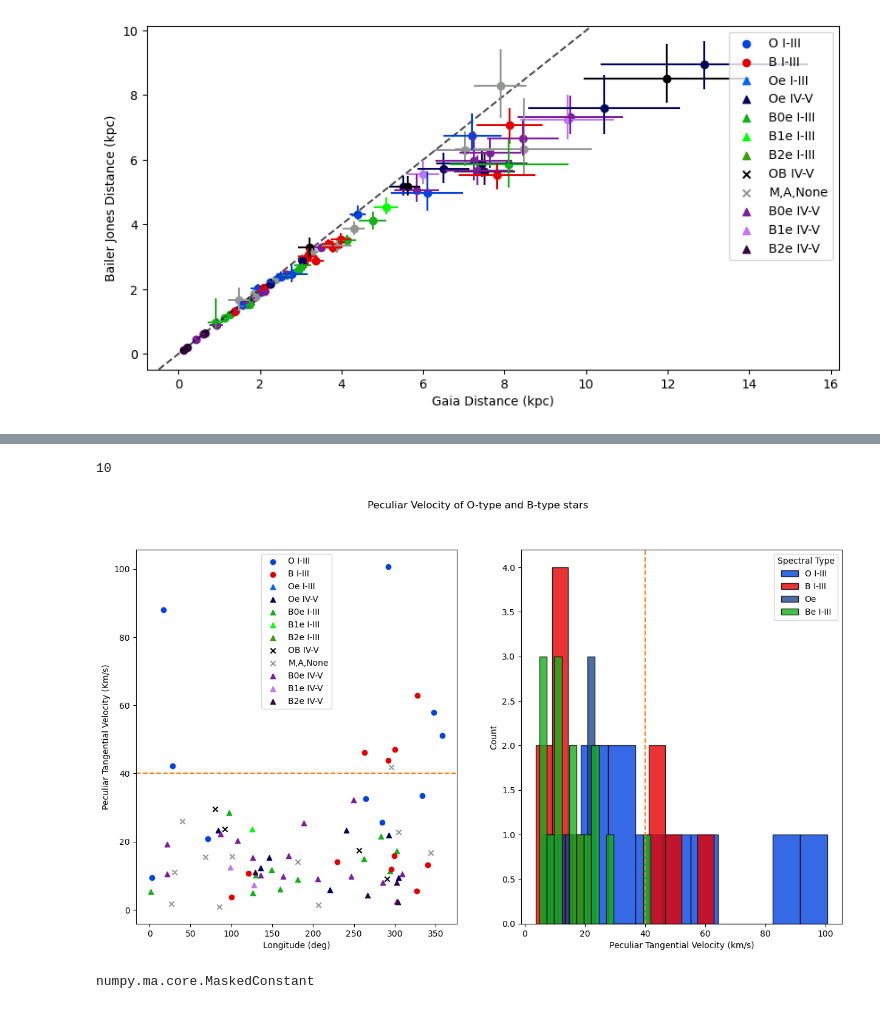
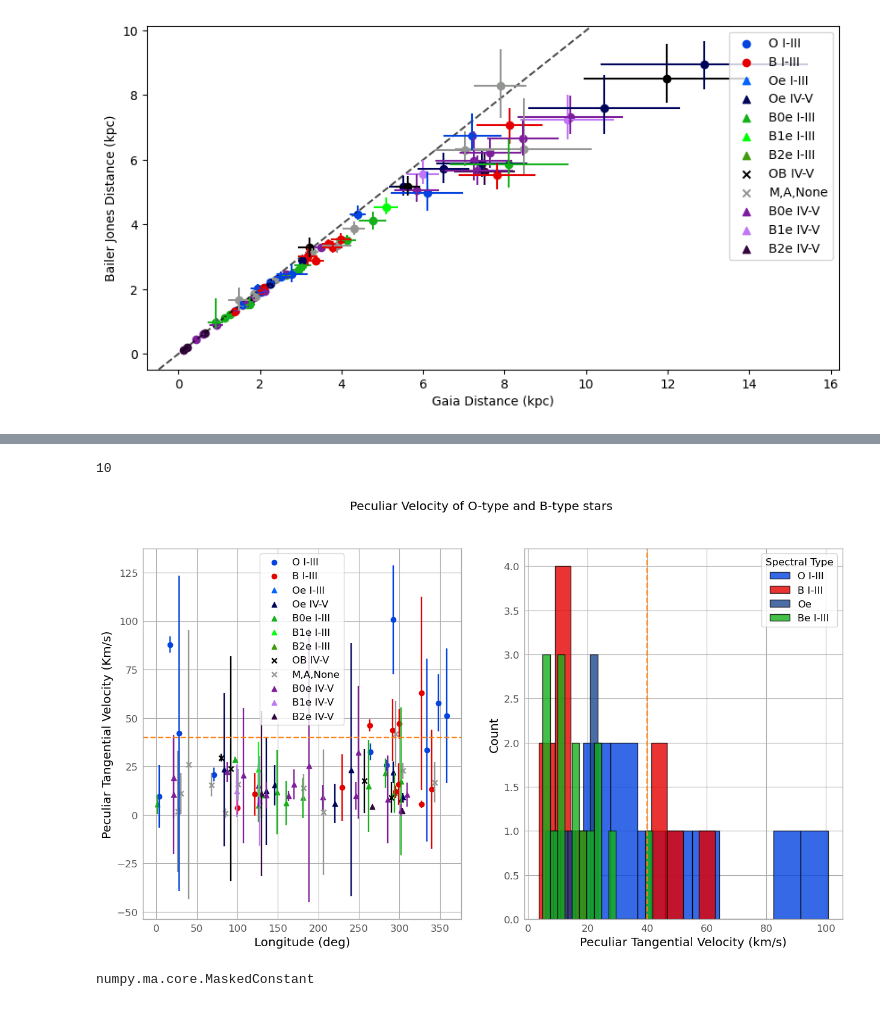
Before and after one commit to MantisShrimp2/Thesis-HMXB, a Jupyter notebook: Code/Peculiar_Motion.ipynb, the cells around one changed output, grey strips where cells are left out. Drawn from its saved outputs; the diff is of its cells as text; code cells hidden in the pictures.

Commit message:
Update Peculiar_Motion.ipynb
added vpec errors

```diff
--- a/Code/Peculiar_Motion.ipynb
+++ b/Code/Peculiar_Motion.ipynb
@@ -438,0 +441,2 @@ WARNING: MergeConflictWarning: Cannot merge meta key 'JOBNAME' types <class 'str
+# %%
+v_pec_errors = ascii.read(csv_files+f'HMXB_vpec_errs_{today}.ecsv',format='ecsv')
@@ -439,2 +466,2 @@ WARNING: MergeConflictWarning: Cannot merge meta key 'JOBNAME' types <class 'str
 # %%
-HMXB_table
+HMXB_table = join(HMXB_table, v_pec_errors, keys='source_id', join_type='left')
@@ -606,6 +609,7 @@ def plot_peculiar2(table,figname):
     table = table[prlx_mask]
 
     V_pec = table['Peculiar Velocity']
+    V_pec_tan_error = table['V_pec_tan_err']
     #V_pec = table['Peculiar Velocity']
     longitudes = table['l']
     mod_sptype = table['Mod_SpType']
@@ -619,10 +623,11 @@ def plot_peculiar2(table,figname):
     # Plot scatter plot with colors based on Mod_SpType
     fig, axs = plt.subplots(1, 2, figsize=(15, 8))
 
-    for lon, vel, sp_type, pec_l, pec_b in zip(longitudes, V_pec, mod_sptype,pec_mu_l,pec_mu_b):
+    for lon, vel, sp_type, vel_tan_error in zip(longitudes, V_pec, mod_sptype, V_pec_tan_error):
         color = sp_type if sp_type in color_map else 'xkcd:grey'
         marker = marker_map.get(sp_type, 'x') # Default marker for othersDefault marker for others
         axs[0].scatter(lon, vel, c=color,marker=marker)
+        axs[0].errorbar(lon,vel,color=color,yerr=vel_tan_error, ecolor=color)
         #axs[0].quiver([lon,vel],pec_l, pec_b,color='xkcd:black',angles='uv')
 
     # Add legend based on the color map
@@ -635,34 +640,34 @@ def plot_peculiar2(table,figname):
     axs[0].axhline(y=v_thres, color='tab:orange', linestyle='--')
     axs[1].axvline(x=v_thres, color= 'tab:orange',linestyle='--')
     axs[0].legend()
 
     # Histogram of V_pec
     # Histogram for each group
 
     # Iterate over each group, filter, and plot
     for label, types, color in groups:
         V_pec_group = [vel for vel, sp_type in zip(V_pec, mod_sptype) if sp_type in types]
 
         if V_pec_group:
             vmin, vmax = np.min(V_pec_group), np.max(V_pec_group)
             bins = np.linspace(vmin, vmax,len(V_pec_group)+1)
             axs[1].hist(V_pec_group, bins=bins, alpha=0.8, edgecolor='black',color=color, label=label,stacked=True)
             axs[1].legend()
 
     axs[1].set_ylabel("Count")
     axs[1].set_xlabel('Peculiar Tangential Velocity (km/s)')
     axs[1].legend(title="Spectral Type")
     # add arrows
 
     fig.suptitle("Peculiar Velocity of O-type and B-type stars")
     fig.savefig(home_files+'/Figures/'+f'{figname}_{today}.png')
     print(len(table[table['Peculiar Velocity'] >=v_thres]))
 
     return None
 plot_peculiar2(HMXB_table,'Peculiar_Velocity_Tangential')
 # %% [output]
 10
-[figure, old version]
+[figure, new version]
 # %%
 type(HMXB_table['Peculiar Velocity 3D'][2])
 # %% [output]
```
Also changed, not shown: parts of 10 cells of this notebook.
